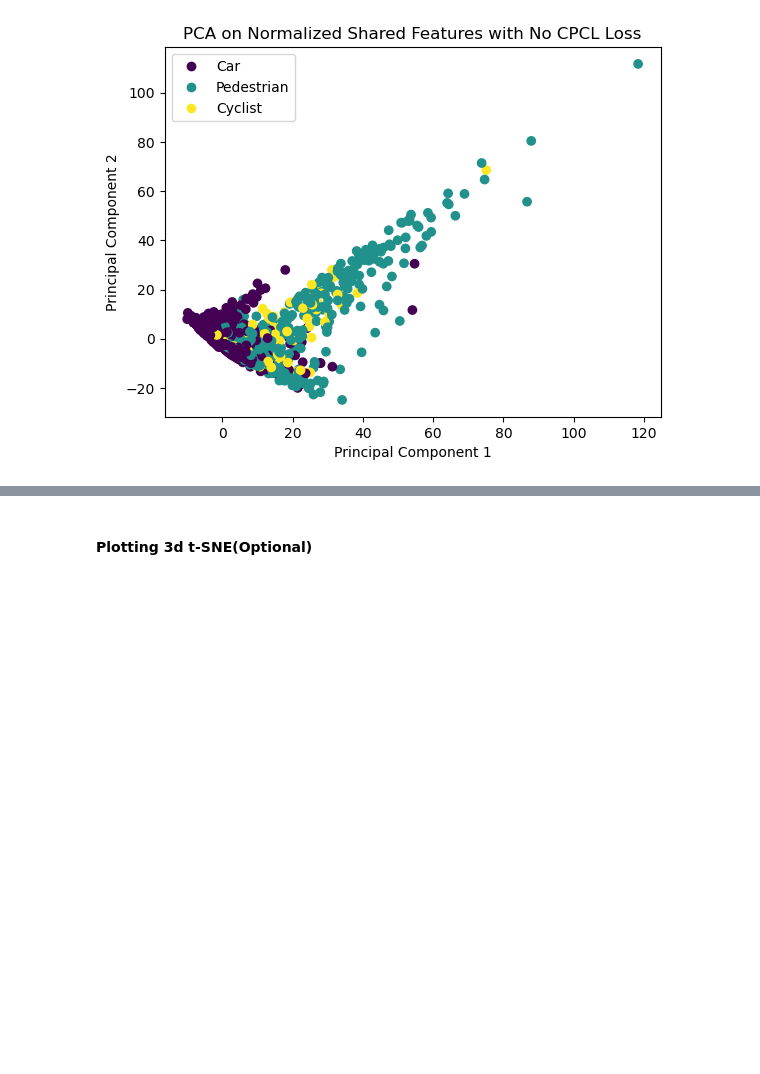
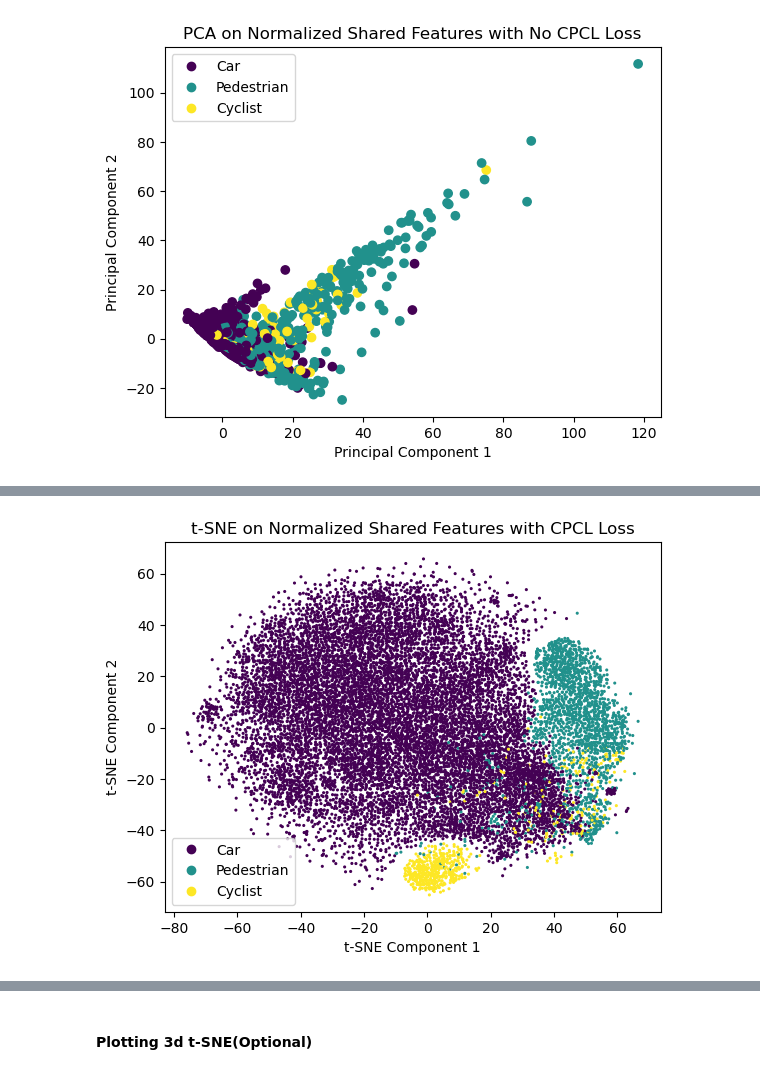
Before and after one commit to deepsthewarrior/OpenPCDet, a Jupyter notebook: tools/loss_features_analysis.ipynb, the cells around one changed output, grey strips where cells are left out. Saved outputs shown, nothing was run; the diff lists cells and outputs as text; code cells hidden in the pictures; blank space fills up the shorter version.

```diff
--- a/tools/loss_features_analysis.ipynb
+++ b/tools/loss_features_analysis.ipynb
@@ -62,3 +76,8 @@ selected_inds = sort_instances(ret_dict)
 # %%
-selected_sh = ret_dict['sh'][selected_inds]
-selected_gt = ret_dict['gt_classes'][selected_inds]
+ret_dict = gather_features(loaded_data_recheck_1)
+selected_inds = sort_instances(ret_dict)
+selected_sh_1 = ret_dict['sh'][selected_inds]
+selected_gt_1 = ret_dict['gt_classes'][selected_inds]
+# %%
+selected_gt = torch.cat([selected_gt_0, selected_gt_1])
+selected_sh = torch.cat([selected_sh_0, selected_sh_1])
@@ -64,0 +92,6 @@ selected_gt = ret_dict['gt_classes'][selected_inds]
+# %%
+perm_inds = torch.randperm(selected_sh.shape[0])[:selected_gt_classes_no_cpcl.shape[0]]
+# %%
+selected_sh = selected_sh[perm_inds]
+selected_gt = selected_gt[perm_inds]
+selected_sh.shape, selected_gt.shape
@@ -95,3 +133,41 @@ legend = plt.legend(handles, class_names)
 plt.show()
 # %% [output]
 [figure]
+# %%
+import cupy as cp
+import matplotlib.pyplot as plt
+from cuml.manifold import TSNE
+from sklearn.preprocessing import StandardScaler
+
+# Create a sample dataset
+x = selected_sh.cpu().numpy()
+y = selected_gt.cpu().numpy().astype(int)
+
+# x = selected_sh_no_cpcl.cpu().numpy()
+# y = selected_gt_classes_no_cpcl.cpu().numpy().astype(int)
+
+# Normalize the features
+scaler = StandardScaler()
+x_normalized = scaler.fit_transform(x)
+
+# Convert normalized data to CuPy array
+x_normalized_cupy = cp.array(x_normalized)
+
+# Perform t-SNE on normalized features
+tsne_gpu = TSNE(n_components=2, perplexity=30, learning_rate=150, n_iter=1000, random_state=0)
+x_tsne = tsne_gpu.fit_transform(x_normalized_cupy)
+x_tsne = cp.asnumpy(x_tsne)
+
+# Create a scatter plot with colored points based on labels
+scatter = plt.scatter(x_tsne[:, 0], x_tsne[:, 1], c=y, cmap='viridis', s=1.5)
+plt.xlabel('t-SNE Component 1')
+plt.ylabel('t-SNE Component 2')
+plt.title('t-SNE on Normalized Shared Features with CPCL Loss')
+
+# Add legend
+class_names = ['Car', 'Pedestrian', 'Cyclist']
+handles, _ = scatter.legend_elements(num=np.unique(y))
+legend = plt.legend(handles, class_names)
+
+plt.show()
+# %% [output]
@@ -98,3 +175,4 @@ plt.show()
+[figure, added]
 # %%
 import cupy as cp
 import matplotlib.pyplot as plt
```
Also changed, not shown: parts of 21 cells of this notebook.
